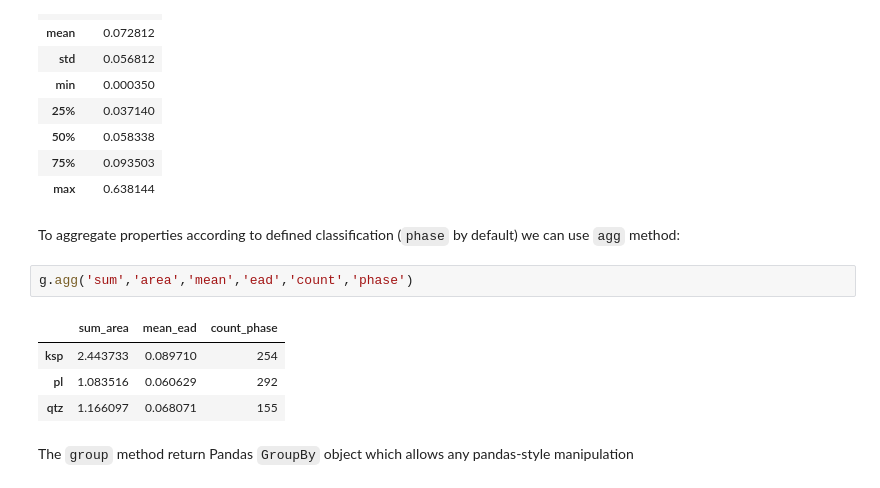
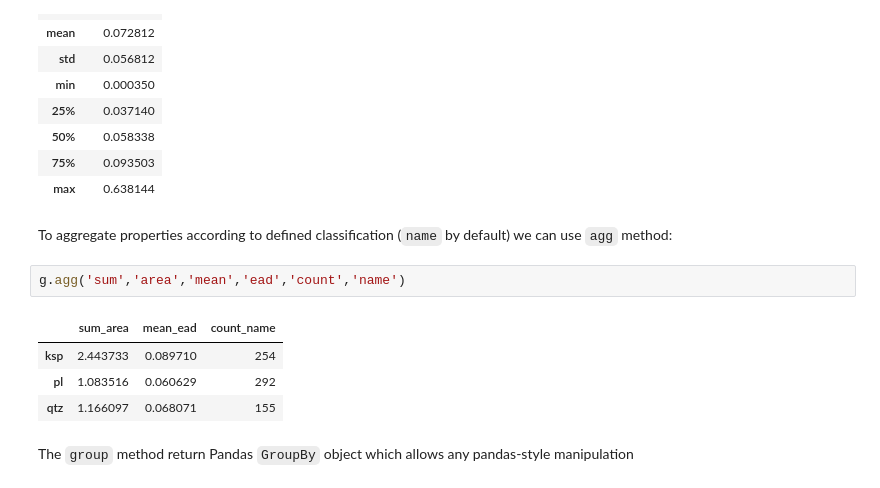
Before and after one commit to ondrolexa/polylx, a Jupyter notebook: polylx_tutorial.ipynb, the cells around one changed output. Drawn from its saved outputs; the diff is of its cells as text.

```diff
--- a/polylx_tutorial.ipynb
+++ b/polylx_tutorial.ipynb
@@ -86,11 +88,11 @@ g.df('ead').describe()
 | 75% | 0.093503 |
 | max | 0.638144 |
 # %% [markdown]
-To aggregate properties according to defined classification (`phase` by default) we can use `agg` method:
+To aggregate properties according to defined classification (`name` by default) we can use `agg` method:
 # %%
-g.agg('sum','area','mean','ead','count','phase')
+g.agg('sum','area','mean','ead','count','name')
 # %% [output]
-|  | sum_area | mean_ead | count_phase |
+|  | sum_area | mean_ead | count_name |
 | ksp | 2.443733 | 0.089710 | 254 |
 | pl | 1.083516 | 0.060629 | 292 |
 | qtz | 1.166097 | 0.068071 | 155 |
```
Also changed, not shown: parts of 9 cells of this notebook, 6 other files.
